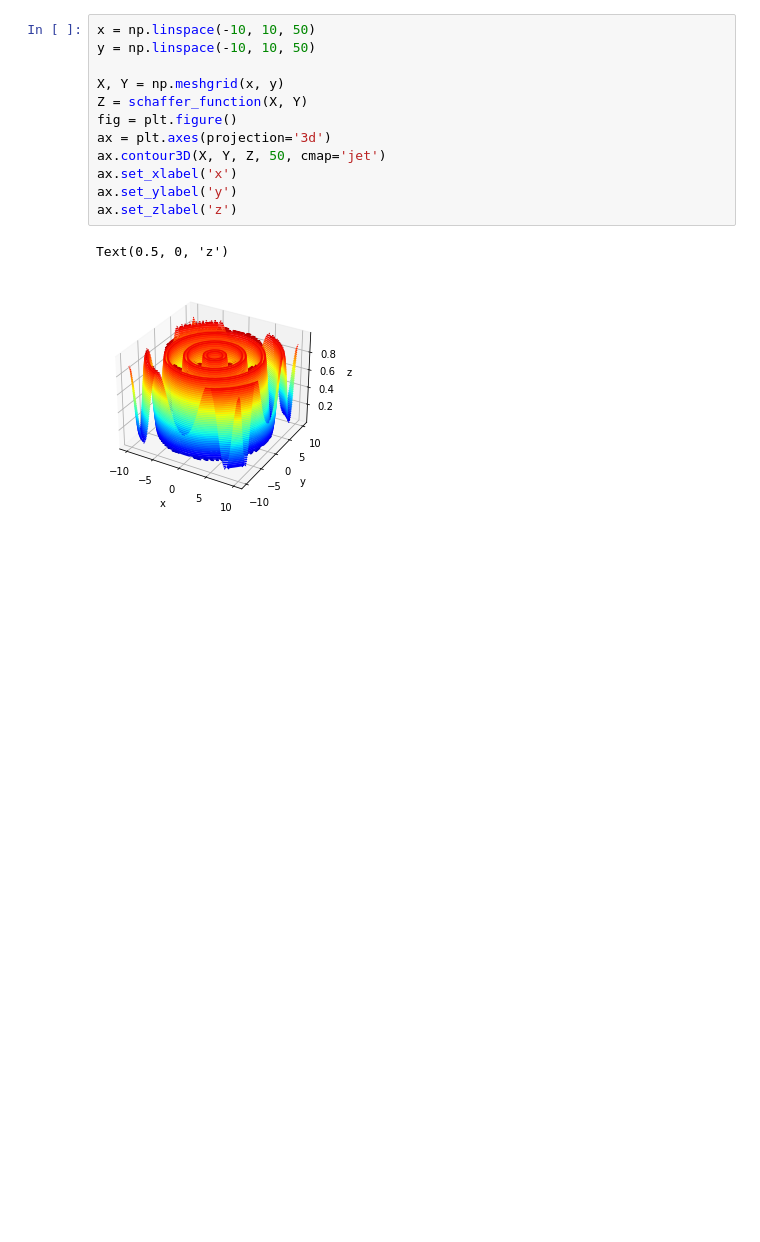
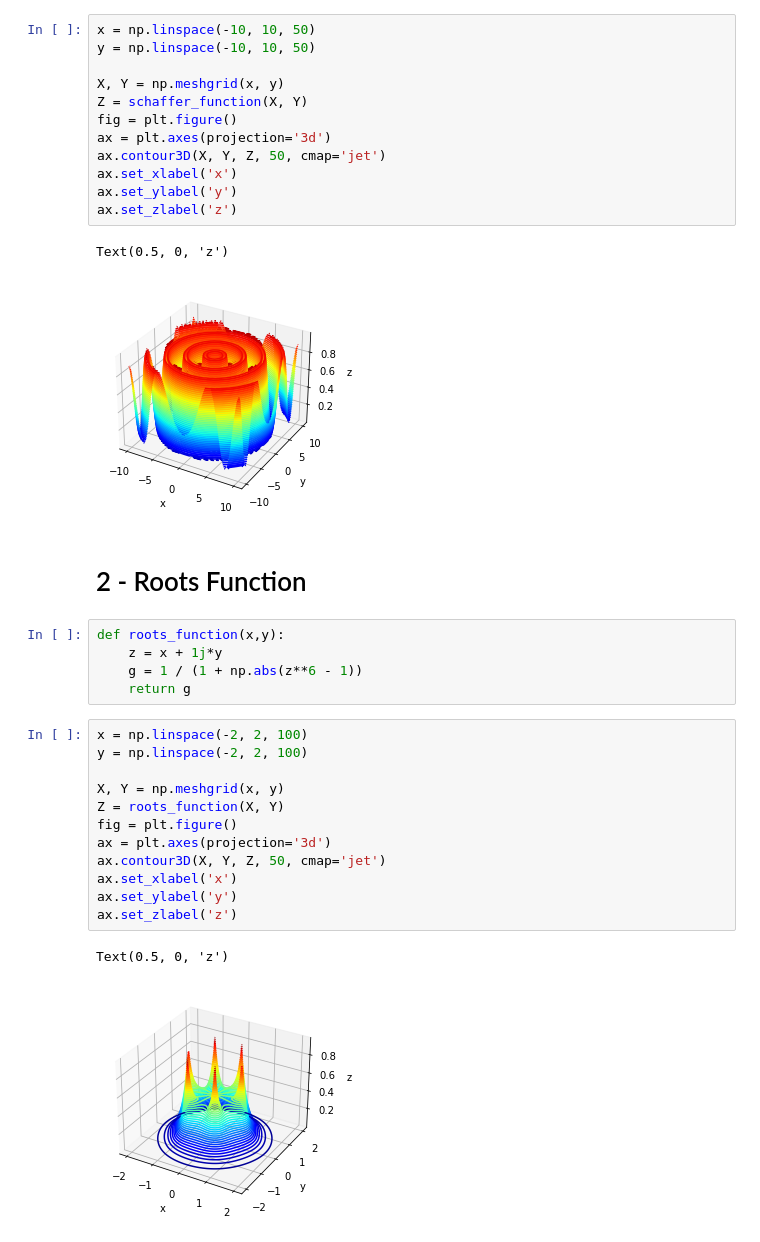
Before and after one commit to pdcos/evolutionary_algorithms, a Jupyter notebook: notebooks/validation_functions.ipynb, the cells around one changed output. Cells and saved outputs as stored; diff of their text form; blank space fills up the shorter version.

Commit message:
added roots function

```diff
--- a/notebooks/validation_functions.ipynb
+++ b/notebooks/validation_functions.ipynb
@@ -24,3 +24,25 @@ ax.set_zlabel('z')
 # %% [output]
 Text(0.5, 0, 'z')
 [figure]
+# %% [markdown]
+# 2 - Roots Function
+# %%
+def roots_function(x,y):
+    z = x + 1j*y
+    g = 1 / (1 + np.abs(z**6 - 1))
+    return g
+# %%
+x = np.linspace(-2, 2, 100)
+y = np.linspace(-2, 2, 100)
+
+X, Y = np.meshgrid(x, y)
+Z = roots_function(X, Y)
+fig = plt.figure()
+ax = plt.axes(projection='3d')
+ax.contour3D(X, Y, Z, 50, cmap='jet')
+ax.set_xlabel('x')
+ax.set_ylabel('y')
+ax.set_zlabel('z')
+# %% [output]
+Text(0.5, 0, 'z')
+[figure, added]
```
